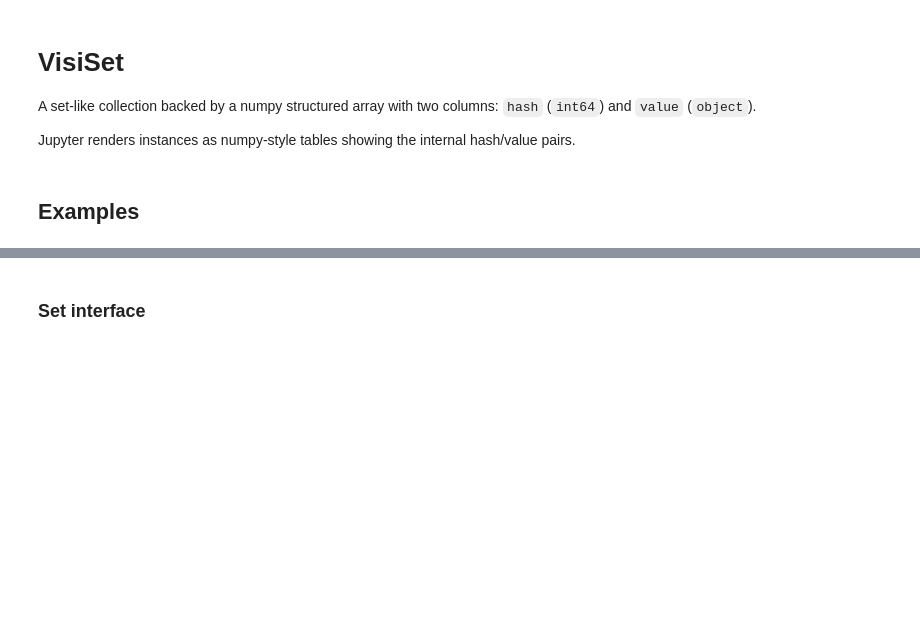
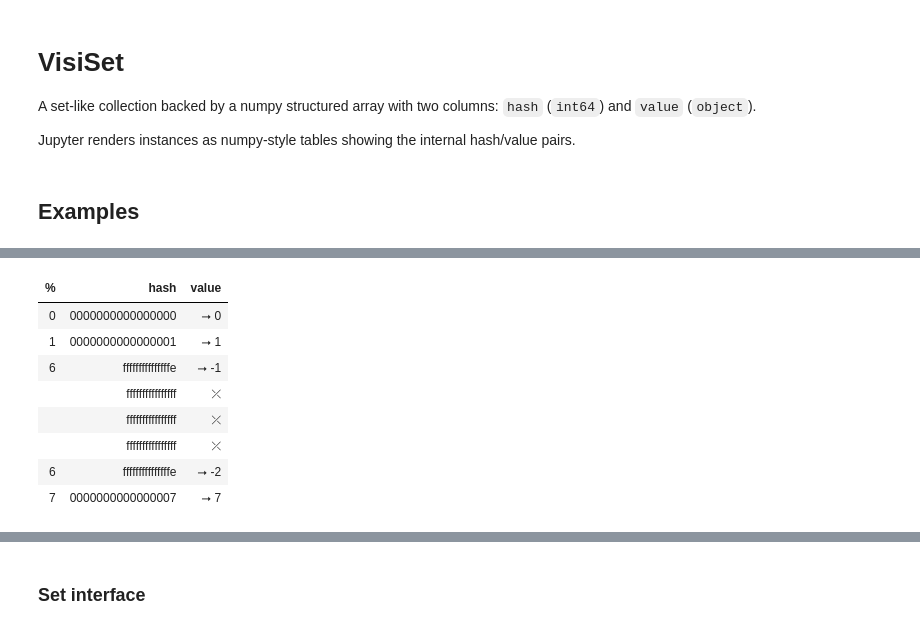
Before and after one commit to ramalho/set-power, a Jupyter notebook: visible-set/visible_set.ipynb, the cells around one changed output, grey strips where cells are left out. Saved outputs shown, nothing was run; the diff lists cells and outputs as text; code cells hidden in the pictures; blank space fills up the shorter version.

```diff
--- a/visible-set/visible_set.ipynb
+++ b/visible-set/visible_set.ipynb
@@ -25 +24,13 @@ vs
+# %%
+VisiSet([0, 1, 7, -2, -1])
+# %% [output]
+| % | hash | value |
+| 0 | 0000000000000000 | ⭢ 0 |
+| 1 | 0000000000000001 | ⭢ 1 |
+| 6 | fffffffffffffffe | ⭢ -1 |
+|  | ffffffffffffffff | ⤫ |
+|  | ffffffffffffffff | ⤫ |
+|  | ffffffffffffffff | ⤫ |
+| 6 | fffffffffffffffe | ⭢ -2 |
+| 7 | 0000000000000007 | ⭢ 7 |
 # %%
```
Also changed, not shown: parts of 24 cells of this notebook, 1 other file.
